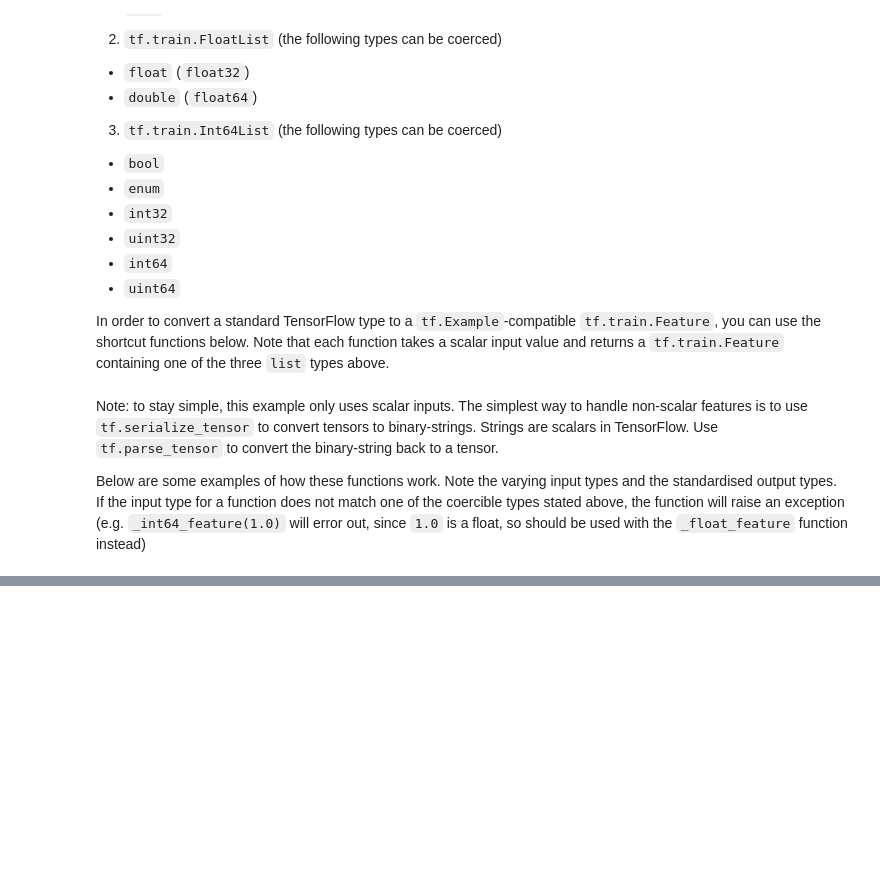
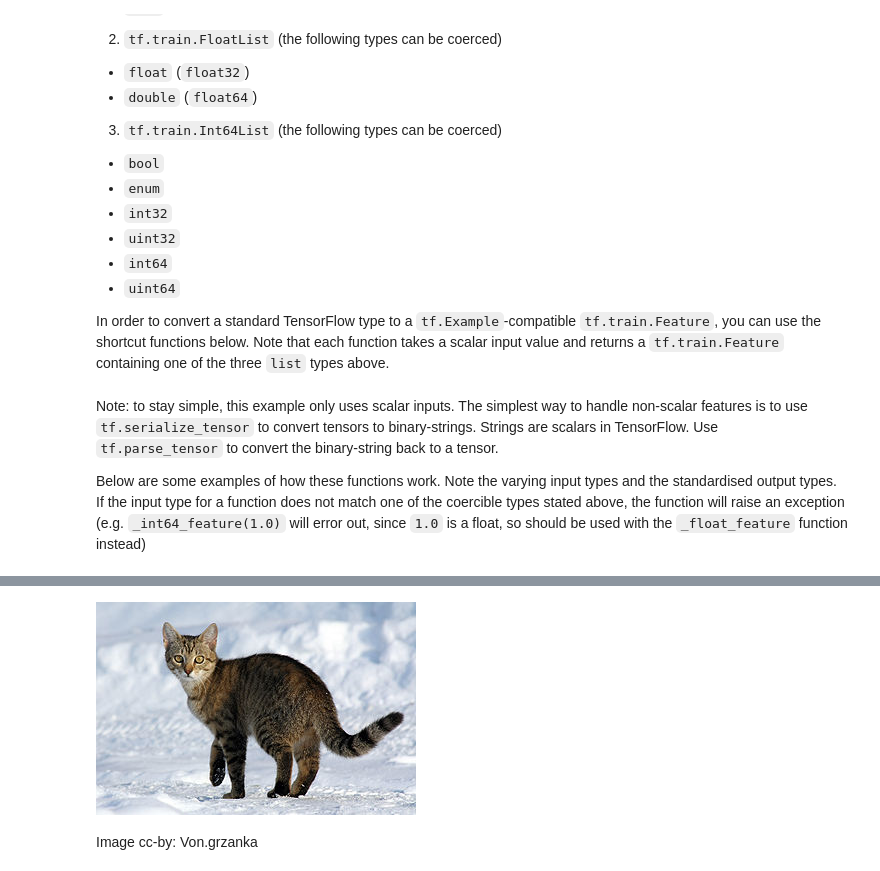
Before and after one commit to antounes/tensorflow, a Jupyter notebook: tf-record_tf-example.ipynb, the cells around one changed output, grey strips where cells are left out. Cells and saved outputs as stored; diff of their text form; code cells hidden in the pictures; blank space fills up the shorter version.

Commit message:
TFRecord and tf.Example

```diff
--- a/tf-record_tf-example.ipynb
+++ b/tf-record_tf-example.ipynb
@@ -88,0 +432,6 @@ bytes_list {
+# %%
+# Download a file from a URL if it is not already in the cache using `tf.keras.utils.get_file`
+cat_in_snow = tf.keras.utils.get_file("320px-Felis_catus-cat_on_snow.jpg",
+                                      "https://storage.googleapis.com/download.tensorflow.org/example_images/320px-Felis_catus-cat_on_snow.jpg")
+williamsburg_bridge = tf.keras.utils.get_file("194px-New_East_River_Bridge_from_Brooklyn_det.4a09796u.jpg",
+                                              "https://storage.googleapis.com/download.tensorflow.org/example_images/194px-New_East_River_Bridge_from_Brooklyn_det.4a09796u.jpg")
@@ -88,0 +443,7 @@ bytes_list {
+# %%
+# Check the image file
+display.display(display.Image(filename=cat_in_snow))
+display.display(display.HTML("Image cc-by: <a 'href=https://commons.wikimedia.org/wiki/File:Felis_catus-cat_on_snow.jpg'>Von.grzanka</a>"))
+# %% [output]
+[figure, added]
+Image cc-by: Von.grzanka
```
Also changed, not shown: parts of 55 cells of this notebook.
